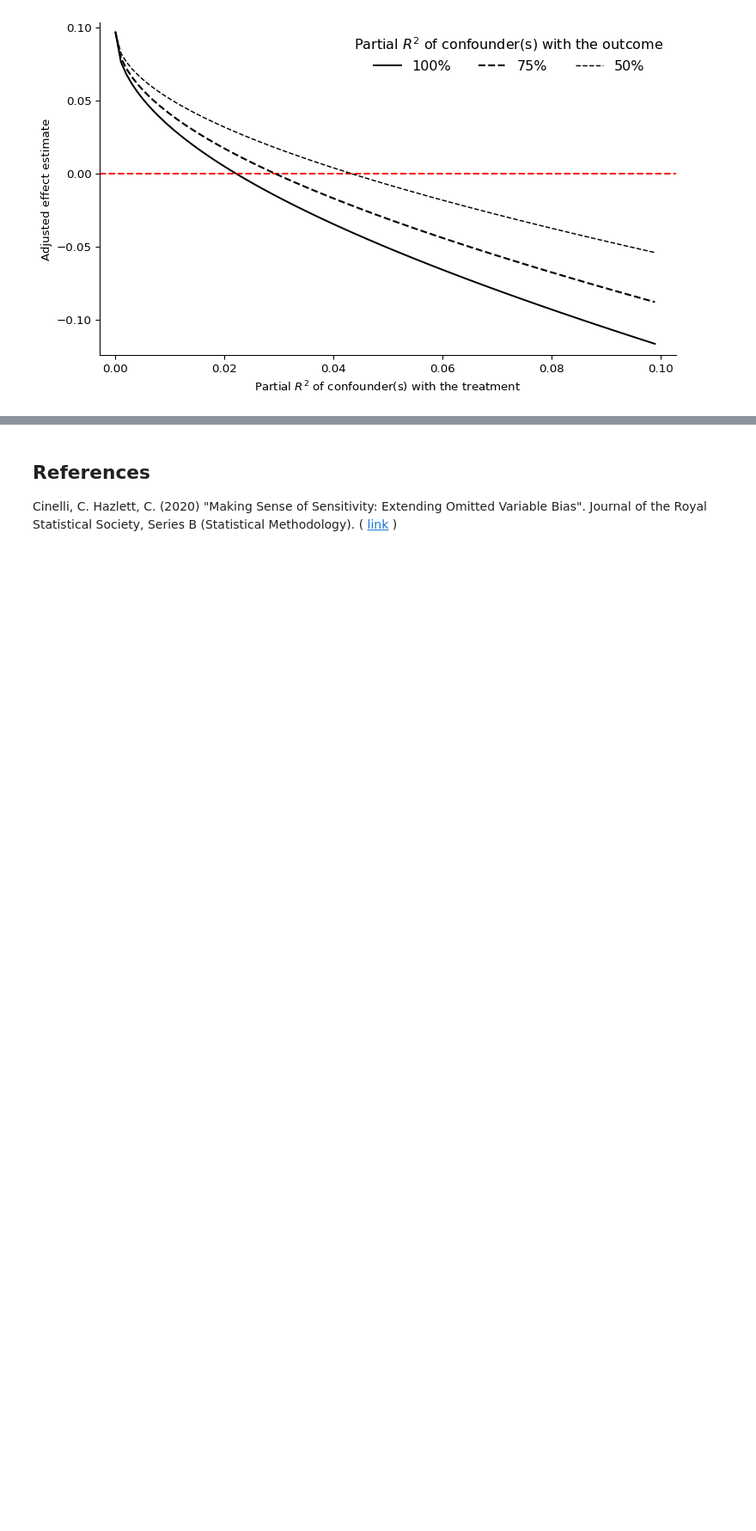
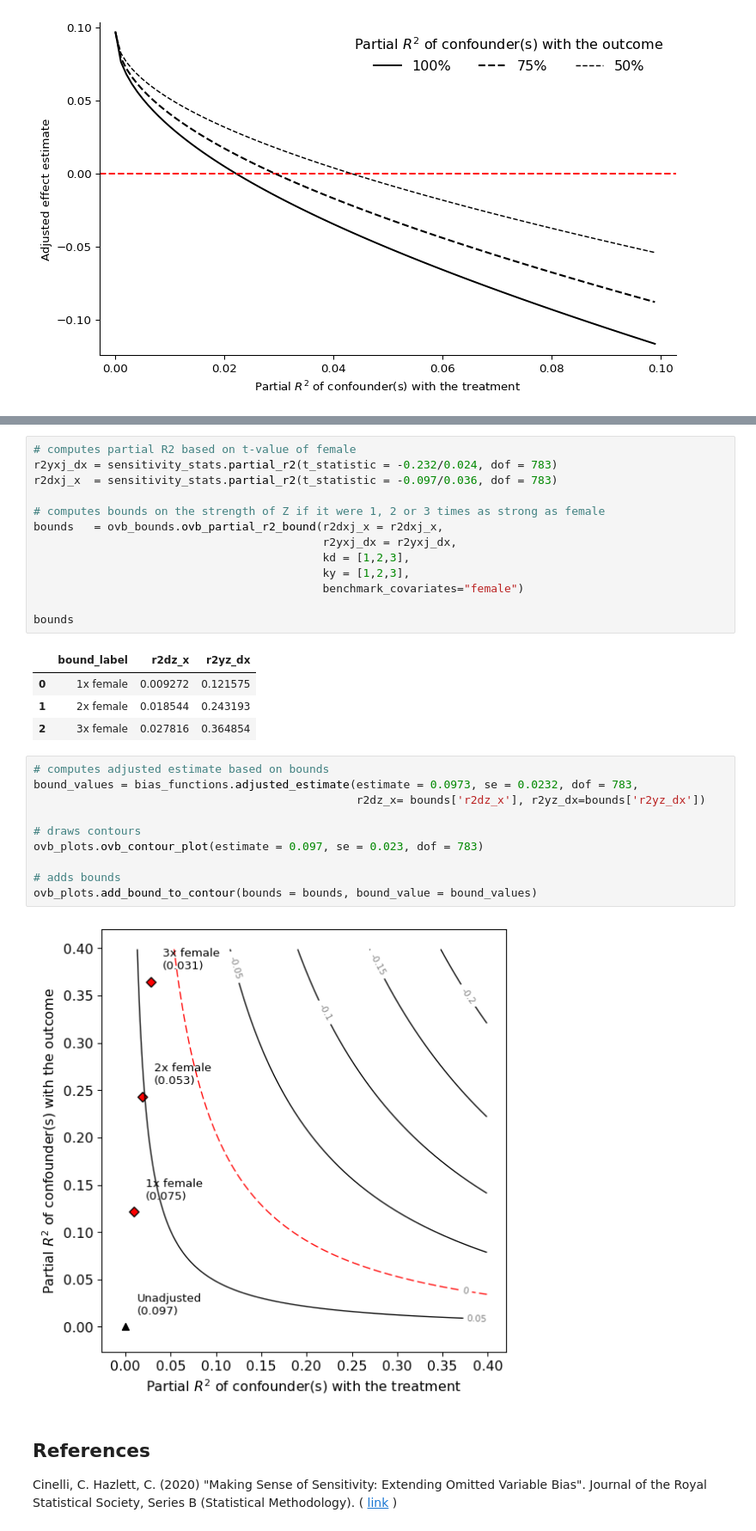
Before and after one commit to nlapier2/PySensemakr, a Jupyter notebook: sensemakr/docs/notebooks/the_risks_of_informal_benchmarking.ipynb, the cells around one changed output, grey strips where cells are left out. Shown at 86% size. Saved outputs shown, nothing was run; the diff lists cells and outputs as text; blank space fills up the shorter version.

Commit message:
manual bounds

```diff
--- a/sensemakr/docs/notebooks/the_risks_of_informal_benchmarking.ipynb
+++ b/sensemakr/docs/notebooks/the_risks_of_informal_benchmarking.ipynb
@@ -204,3 +206,33 @@ ovb_plots.ovb_extreme_plot(estimate = 0.097, se = 0.023, dof = 783)
+# %%
+# computes partial R2 based on t-value of female
+r2yxj_dx = sensitivity_stats.partial_r2(t_statistic = -0.232/0.024, dof = 783)
+r2dxj_x  = sensitivity_stats.partial_r2(t_statistic = -0.097/0.036, dof = 783)
+
+# computes bounds on the strength of Z if it were 1, 2 or 3 times as strong as female
+bounds   = ovb_bounds.ovb_partial_r2_bound(r2dxj_x = r2dxj_x,
+                                           r2yxj_dx = r2yxj_dx,
+                                           kd = [1,2,3],
+                                           ky = [1,2,3],
+                                           benchmark_covariates="female")
+
+bounds
+# %% [output]
+|  | bound_label | r2dz_x | r2yz_dx |
+| 0 | 1x female | 0.009272 | 0.121575 |
+| 1 | 2x female | 0.018544 | 0.243193 |
+| 2 | 3x female | 0.027816 | 0.364854 |
+# %%
+# computes adjusted estimate based on bounds
+bound_values = bias_functions.adjusted_estimate(estimate = 0.0973, se = 0.0232, dof = 783,
+                                                r2dz_x= bounds['r2dz_x'], r2yz_dx=bounds['r2yz_dx'])
+
+# draws contours
+ovb_plots.ovb_contour_plot(estimate = 0.097, se = 0.023, dof = 783)
+
+# adds bounds
+ovb_plots.add_bound_to_contour(bounds = bounds, bound_value = bound_values)
+# %% [output]
+[figure, added]
 # %% [markdown]
 ## References
 
```
Also changed, not shown: parts of 2 cells of this notebook.
